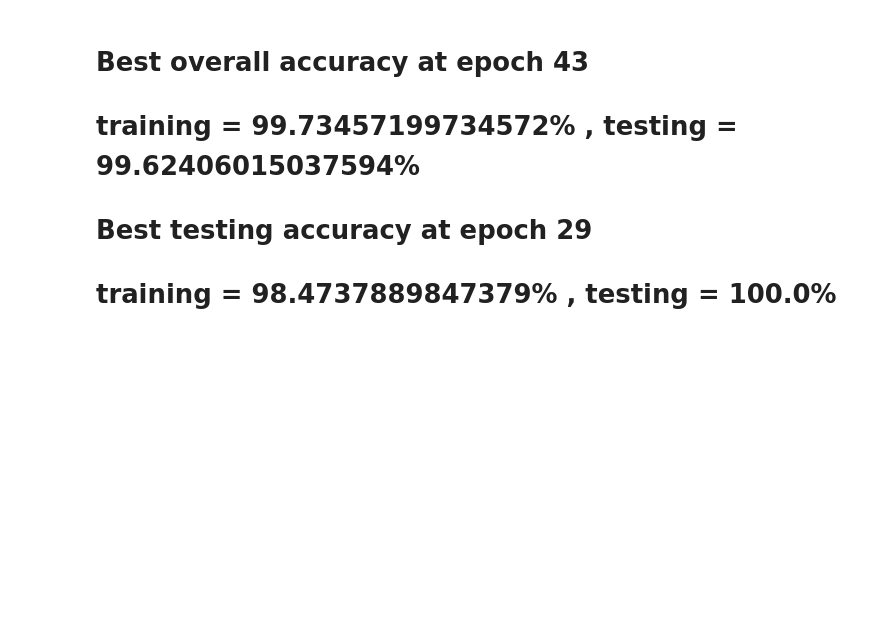
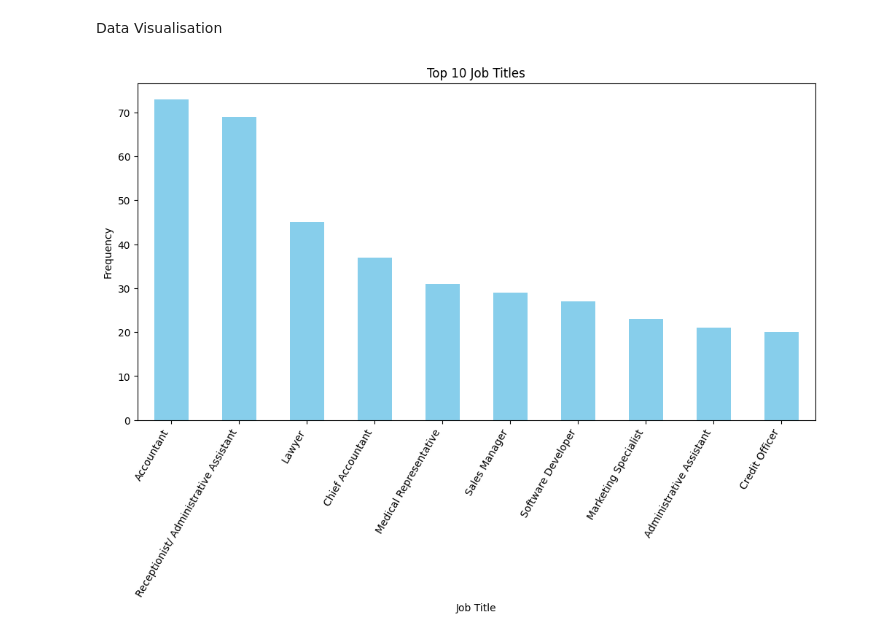
Before and after one commit to itschetna/JobFinder, a Jupyter notebook: Job Finder.ipynb, the cells around one changed output. Cells and saved outputs as stored; diff of their text form; code cells hidden in the pictures; blank space fills up the shorter version.

```diff
--- a/Job Finder.ipynb
+++ b/Job Finder.ipynb
@@ -102,3 +0,0 @@ dtype: object
-# %%
-sns.set(style="whitegrid")
-plt.figure(figsize=(10, 6))
@@ -532,7 +184,0 @@ Loss after epoch 4 is 996.5069278478622 and Accuracy is 20.67669172932331
-# %% [markdown]
-<h1>Best overall accuracy at epoch 43 </h1>
-<h1>training = 99.73457199734572% , testing = 99.62406015037594% </h1>
-
-
-<h1>Best testing accuracy at epoch 29 </h1>
-<h1>training = 98.4737889847379% , testing = 100.0% </h1>
@@ -541,0 +185,22 @@ torch.save(model.state_dict(), "epoch8.pb")
+# %% [markdown]
+Data Visualisation
+# %%
+
+# Set a larger figure size for more space
+plt.figure(figsize=(12, 6))
+
+# Plot with the top 10 job titles, using value_counts
+data['Title'].value_counts().head(10).plot(kind='bar', color='skyblue')
+
+# Adding title and labels
+plt.title('Top 10 Job Titles')
+plt.xlabel('Job Title')
+plt.ylabel('Frequency')
+
+# Adjust the rotation and font size for better readability
+plt.xticks(rotation=60, ha='right', fontsize=10)
+
+# Display the plot
+plt.show()
+# %% [output]
+[figure, added]
```
Also changed, not shown: parts of 53 cells of this notebook.
